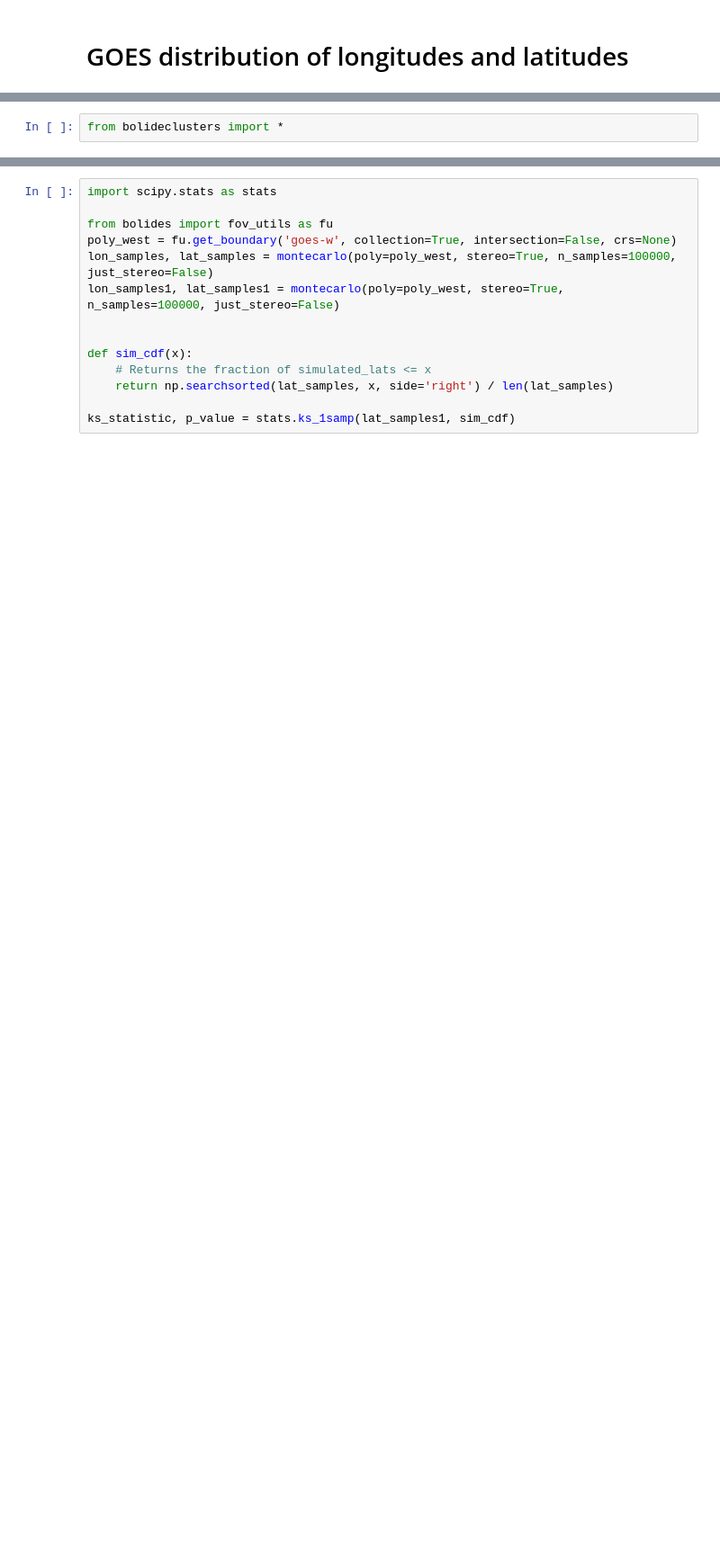
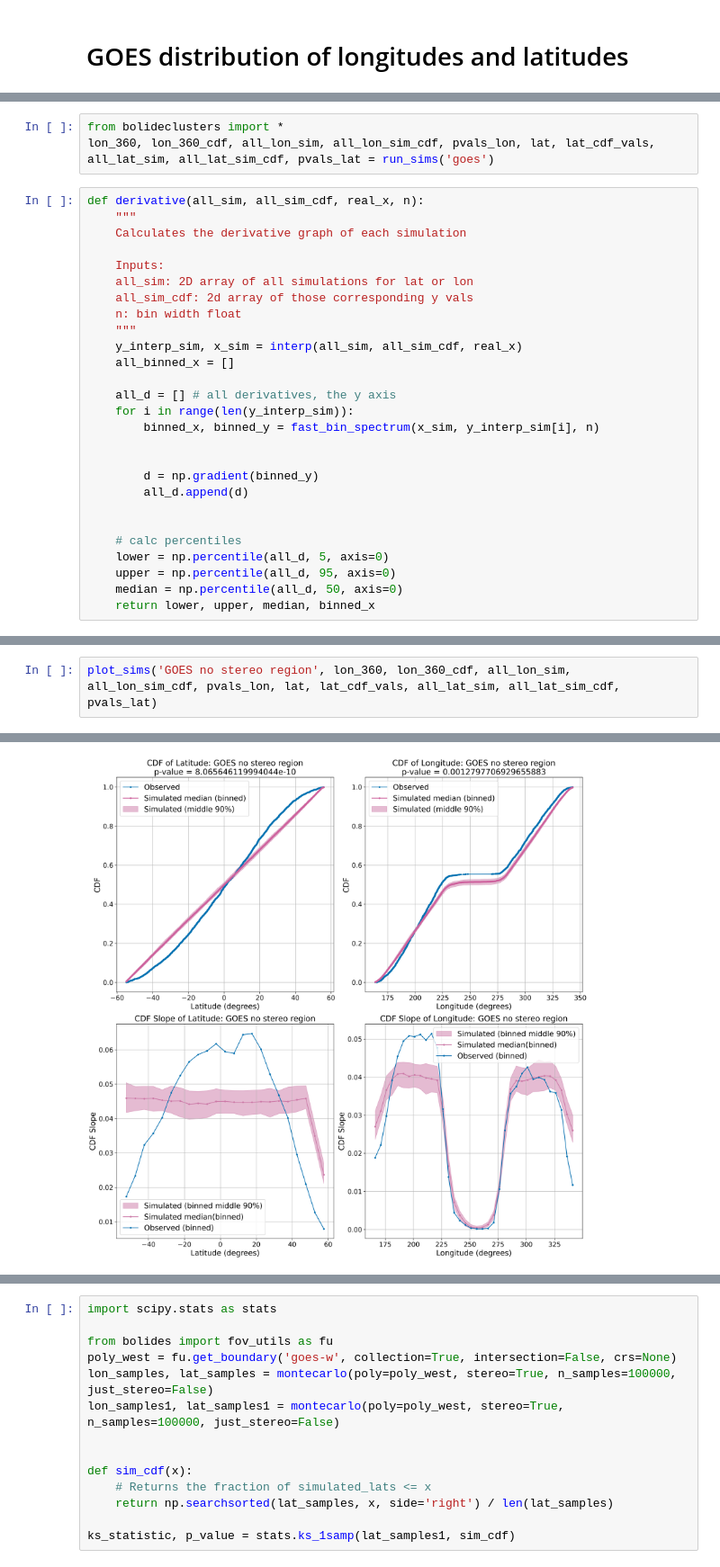
Before and after one commit to kaitlynchen1/bolideclusters, a Jupyter notebook: cdf.ipynb, the cells around one changed output, grey strips where cells are left out. Shown at 90% size. Drawn from its saved outputs; the diff is of its cells as text; blank space fills up the shorter version.

Commit message:
plots of simulations and derivs

```diff
--- a/cdf.ipynb
+++ b/cdf.ipynb
@@ -3,2 +5,30 @@
 # %%
 from bolideclusters import *
+lon_360, lon_360_cdf, all_lon_sim, all_lon_sim_cdf, pvals_lon, lat, lat_cdf_vals, all_lat_sim, all_lat_sim_cdf, pvals_lat = run_sims('goes')
+# %%
+def derivative(all_sim, all_sim_cdf, real_x, n):
+    """
+    Calculates the derivative graph of each simulation
+
+    Inputs:
+    all_sim: 2D array of all simulations for lat or lon
+    all_sim_cdf: 2d array of those corresponding y vals
+    n: bin width float
+    """
+    y_interp_sim, x_sim = interp(all_sim, all_sim_cdf, real_x)
+    all_binned_x = []
+
+    all_d = [] # all derivatives, the y axis
+    for i in range(len(y_interp_sim)):
+        binned_x, binned_y = fast_bin_spectrum(x_sim, y_interp_sim[i], n)
+
+
+        d = np.gradient(binned_y)
+        all_d.append(d)
+
+
+    # calc percentiles
+    lower = np.percentile(all_d, 5, axis=0)
+    upper = np.percentile(all_d, 95, axis=0)
+    median = np.percentile(all_d, 50, axis=0)
+    return lower, upper, median, binned_x
@@ -4,0 +129,3 @@ from bolideclusters import *
+# %%
+plot_sims('GOES no stereo region', lon_360, lon_360_cdf, all_lon_sim, all_lon_sim_cdf, pvals_lon, lat, lat_cdf_vals, all_lat_sim, all_lat_sim_cdf, pvals_lat)
+# %% [output]
@@ -4,0 +138 @@ from bolideclusters import *
+[figure, added]
```
Also changed, not shown: parts of 29 cells of this notebook.
